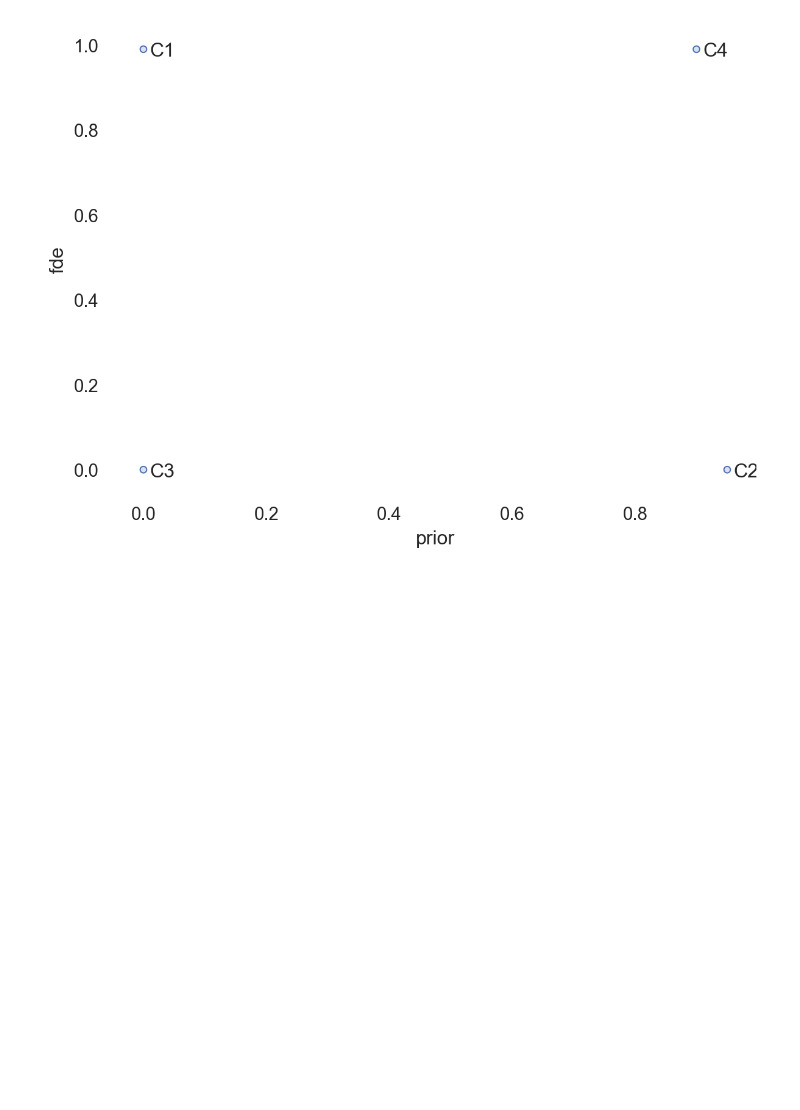
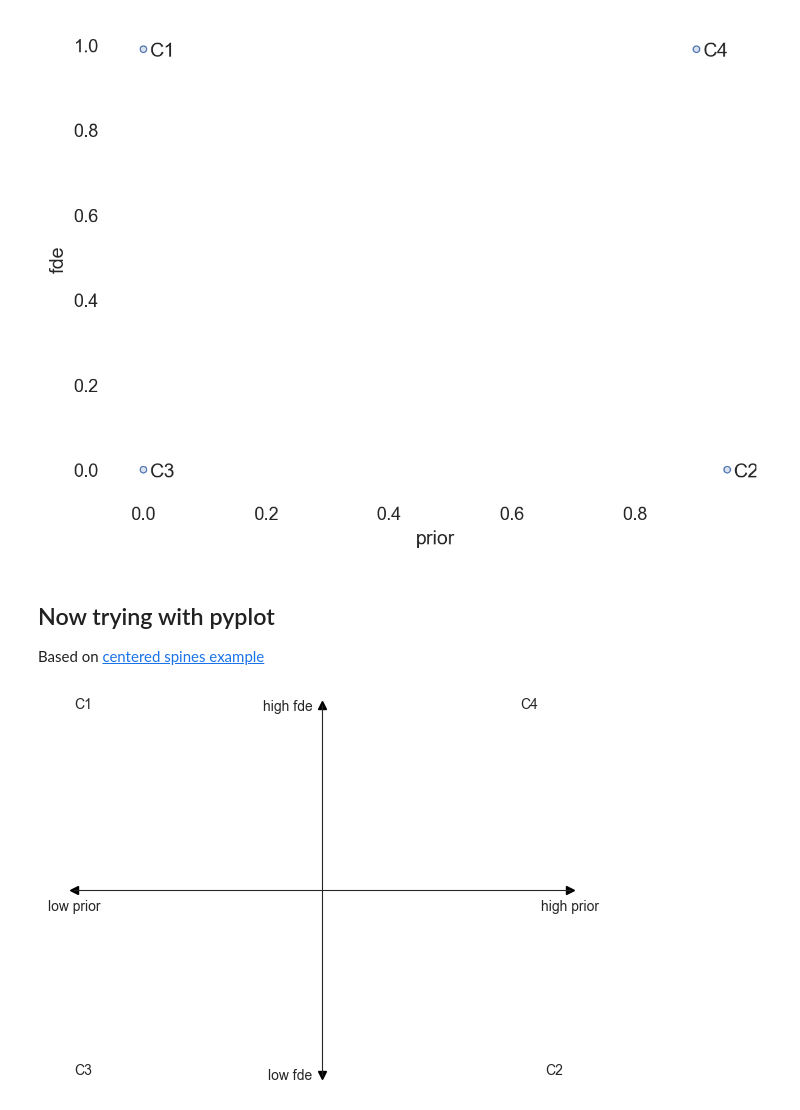
Before and after one commit to jpgoldberg/jpg-website, a Jupyter notebook: content/post/evidence-absence/charts.ipynb, the cells around one changed output. Cells and saved outputs as stored; diff of their text form; code cells hidden in the pictures; blank space fills up the shorter version.

Commit message:
works better with pyplot

```diff
--- a/content/post/evidence-absence/charts.ipynb
+++ b/content/post/evidence-absence/charts.ipynb
@@ -99,3 +83,35 @@ p.config.theme
 p
 # %% [output]
 [figure]
+# %% [markdown]
+## Now trying with pyplot
+
+Based on [centered spines example](https://matplotlib.org/stable/gallery/spines/centered_spines_with_arrows.html)
+# %%
+fig, ax = plt.subplots()
+# Move the left and bottom spines to x = 0 and y = 0, respectively.
+ax.spines[["left", "bottom"]].set_position(("data", 0.5))
+# Hide the top and right spines.
+ax.spines[["top", "right"]].set_visible(False)
+
+# Draw arrows (as black triangles: ">k"/"^k") at the end of the axes.  In each
+# case, one of the coordinates (0) is a data coordinate (i.e., y = 0 or x = 0,
+# respectively) and the other one (1) is an axes coordinate (i.e., at the very
+# right/top of the axes).  Also, disable clipping (clip_on=False) as the marker
+# actually spills out of the Axes.
+ax.plot(1, 0.5, ">k", transform=ax.get_yaxis_transform(), clip_on=False)
+ax.plot(0, 0.5, "<k", transform=ax.get_yaxis_transform(), clip_on=False)
+ax.plot(0.5, 1, "^k", transform=ax.get_xaxis_transform(), clip_on=False)
+ax.plot(0.5, 0, "vk", transform=ax.get_xaxis_transform(), clip_on=False)
+
+# Some sample data.
+
+for claim in claims.values():
+  plt.text(claim.prior, claim.fde, claim.label)
+plt.xticks([0, 1], ["low prior", "high prior"])
+plt.yticks([0, 1], ["low fde", "high fde"])
+
+
+plt.show()
+# %% [output]
+[figure, added]
```
Also changed, not shown: parts of 2 cells of this notebook.
